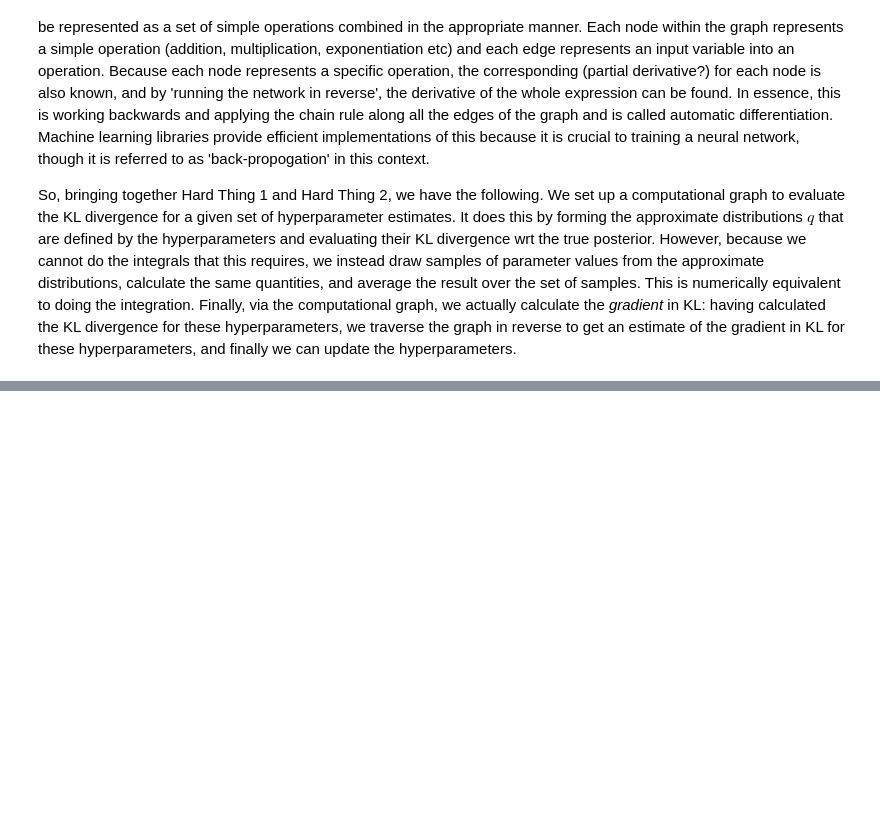
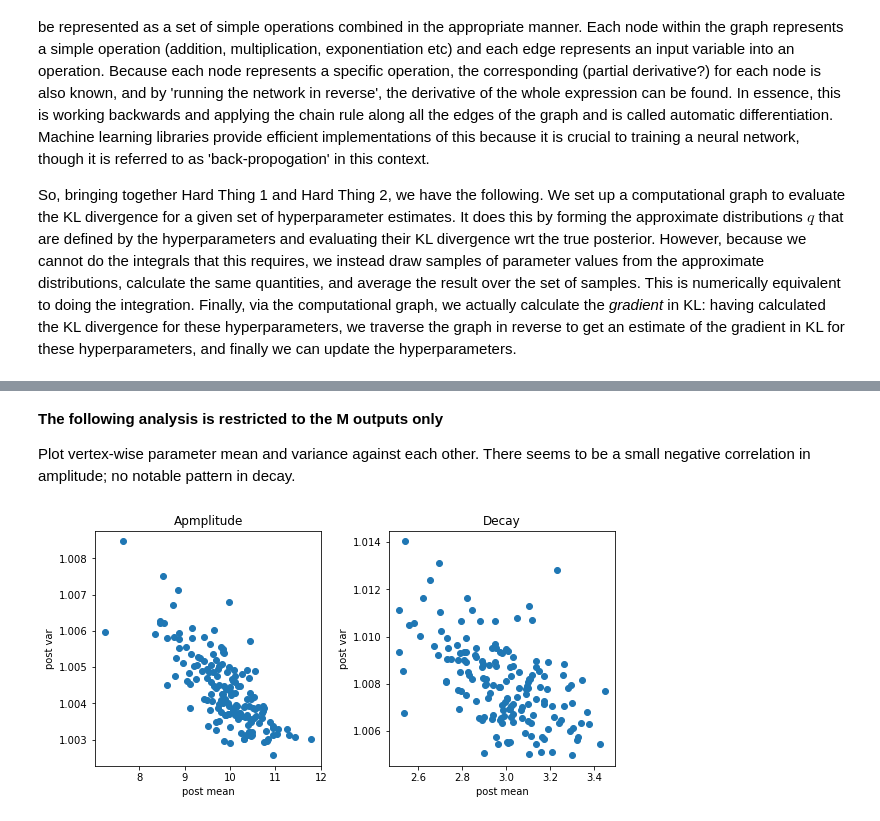
Before and after one commit to physimals/svb, a Jupyter notebook: surf_demo.ipynb, the cells around one changed output, grey strips where cells are left out. Saved outputs shown, nothing was run; the diff lists cells and outputs as text; code cells hidden in the pictures; blank space fills up the shorter version.

```diff
--- a/surf_demo.ipynb
+++ b/surf_demo.ipynb
@@ -364,0 +273,15 @@ plt.show()
+# %% [markdown]
+**The following analysis is restricted to the M outputs only**
+
+Plot vertex-wise parameter mean and variance against each other. There seems to be a small negative correlation in amplitude; no notable pattern in decay.
+# %%
+fig, axes = plt.subplots(1,2, constrained_layout=True)
+fig.set_size_inches(8,4)
+axes[0].scatter(amp, amp_var)
+axes[1].scatter(decay, decay_var)
+for idx,title in enumerate(['Apmplitude', 'Decay']):
+    axes[idx].set_title(title)
+    axes[idx].set_xlabel('post mean')
+    axes[idx].set_ylabel('post var')
+# %% [output]
+[figure, added]
```
Also changed, not shown: parts of 42 cells of this notebook, 1 other file.
